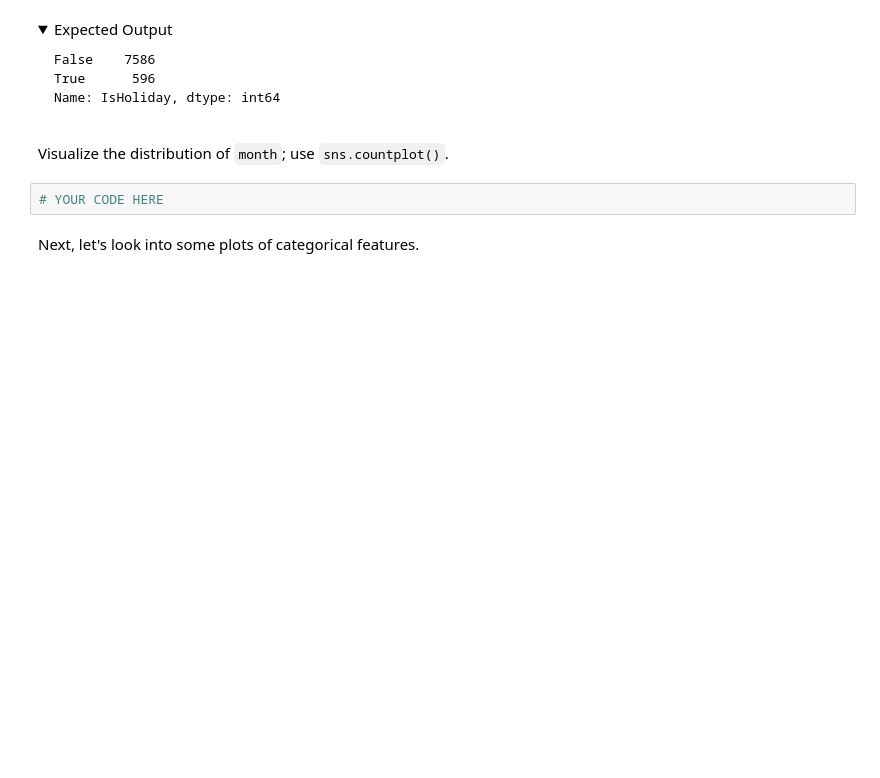
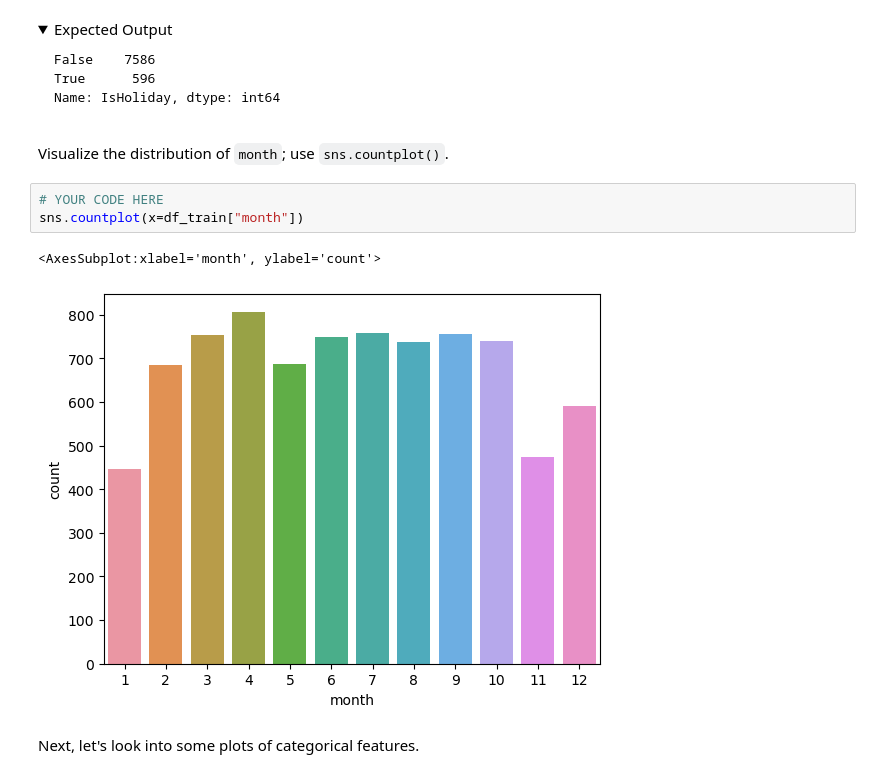
Before and after one commit to bryanat/FourthBrain, a Jupyter notebook: assignments/week-04-data-eng-airflow/nb/walmart-sales-data.ipynb, the cells around one changed output. Saved outputs shown, nothing was run; the diff lists cells and outputs as text; folded sections open; blank space fills up the shorter version.

```diff
--- a/assignments/week-04-data-eng-airflow/nb/walmart-sales-data.ipynb
+++ b/assignments/week-04-data-eng-airflow/nb/walmart-sales-data.ipynb
@@ -475,6 +655,10 @@ Name: IsHoliday, dtype: int64
 Visualize the distribution of `month`; use `sns.countplot()`.
 # %%
 # YOUR CODE HERE
+sns.countplot(x=df_train["month"])
+# %% [output]
+<AxesSubplot:xlabel='month', ylabel='count'>
+[figure, added]
 # %% [markdown]
 Next, let's look into some plots of categorical features.
 # %%
```
Also changed, not shown: parts of 52 cells of this notebook, 1 other file.
